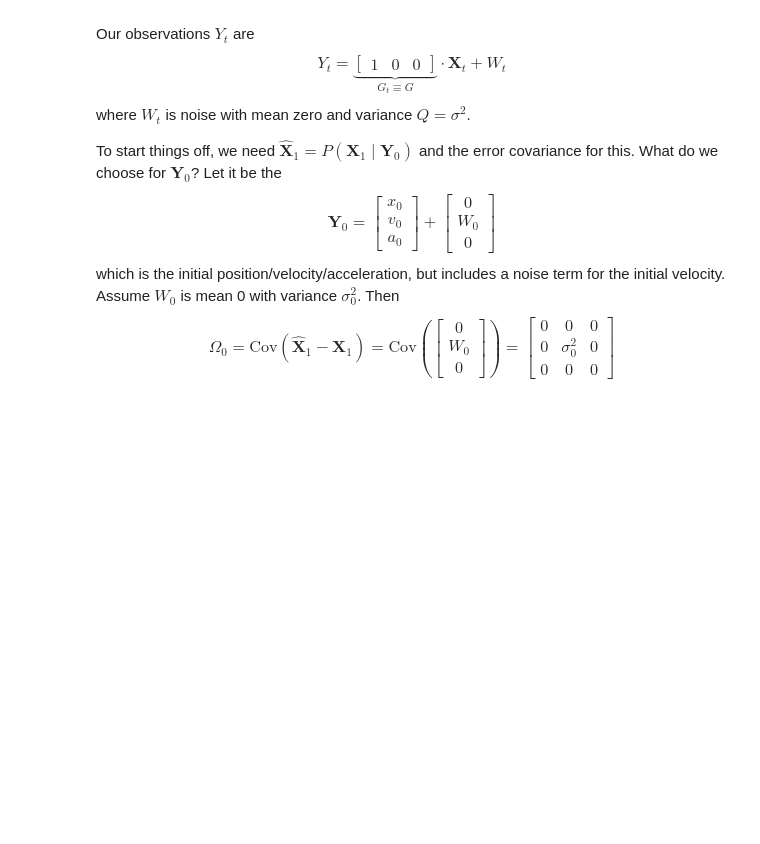
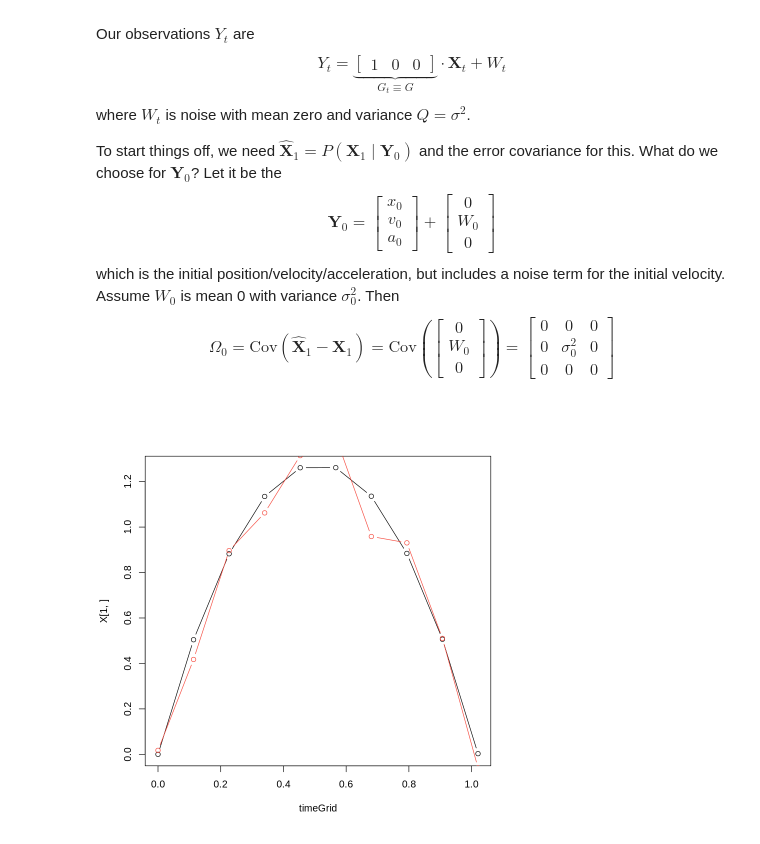
Before and after one commit to stephenbeckr/time-series-class, a Jupyter notebook: Demos/TimeSeries_KalmanFiltering.ipynb, the cells around one changed output. Saved outputs shown, nothing was run; the diff lists cells and outputs as text; code cells hidden in the pictures; blank space fills up the shorter version.

```diff
--- a/Demos/TimeSeries_KalmanFiltering.ipynb
+++ b/Demos/TimeSeries_KalmanFiltering.ipynb
@@ -273,10 +273,35 @@ a0 <- -9.8 # in m/s^2
 
 totalTime <- 2*v0/(-a0)  # time for projectile to fall back to starting place
 
-num      <- 30 # number of time points to discretize
+num      <- 10 # number of time points to discretize
 timeGrid <- seq(0, totalTime, length.out = num)
+dT       <- timeGrid[2] - timeGrid[1]
+
+Ft <- rbind( c(1,dT, dT^2/2), c(0,1,dT), c(0,0,1) )
+Gt <- t(as.matrix(c(1,0,0)))
+
+sigma <- .3  # std of noise in observations
+R     <- sigma^2
+sigma0<- .1
+
+X0 <- c(x0,v0 + rnorm(1,0,sigma0^2),a0)
+# Generate the observations
+y  <- rep(0,num)
+X  <- matrix(0, 3, num+1)
+X[,1] <- X0
+for (t in 1:num){
+  y[t]   <- Gt %*% X[,t] + rnorm(1,0,sigma^2)
+  X[,t+1] <- Ft %*% X[,t]
+}
+# The "X" array is the ground-truth. We don't directly observe it
+X <- X[,-(num+1)] # make it the right length
+
+Omega0 = rbind( c(0,0,0), c(0,sigma0^2,0), c(0,0,0) )
 
 
-
-
-ks  <- astsa::Ksmooth0(num, y, A=Gt, mu0=0, Sigma0=Omega0, Phi=Ft, cQ=cQ, cR=cR)  # swap Q and R since swapping V and W
+ks  <- astsa::Ksmooth0(num, y, A=Gt, mu0=X0, Sigma0=Omega0, Phi=Ft, cQ=matrix(0,3,3)+1e-4*diag(3), cR=sigma)
+# %%
+plot( timeGrid, X[1,],type='b')
+lines( timeGrid, y, type='b', col=2)
+# %% [output]
+[figure, added]
```
Also changed, not shown: parts of 1 cell of this notebook.
